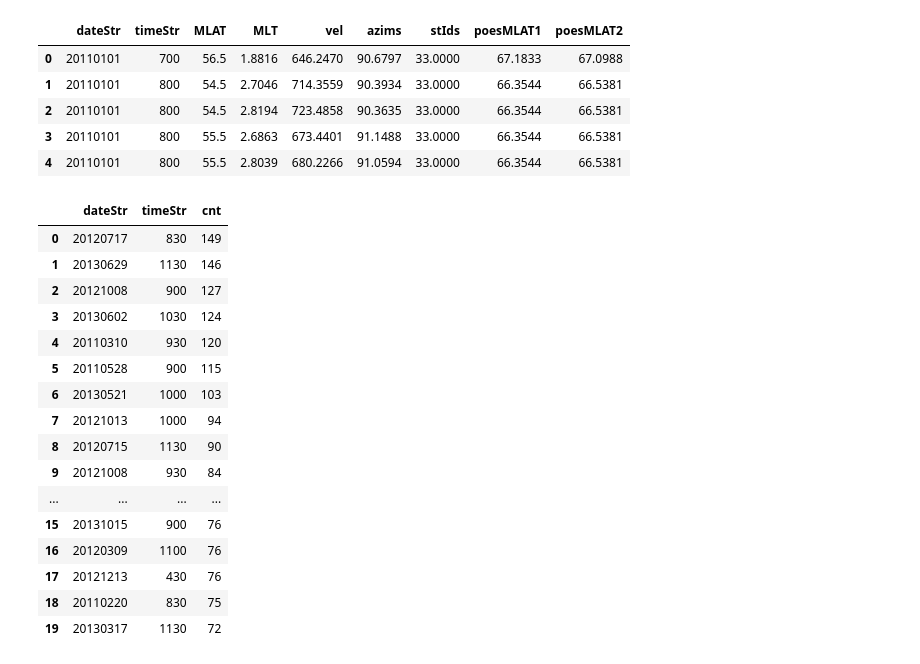
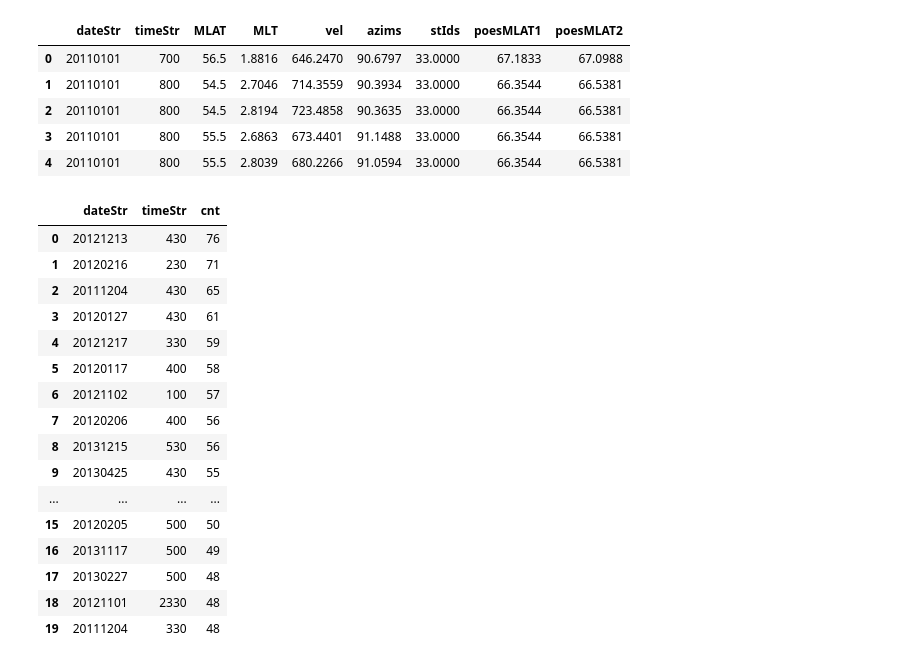
Before and after one commit to bharatreddy/indsvels, a Jupyter notebook: ipy/test_east_saps.ipynb, the cells around one changed output. Saved outputs shown, nothing was run; the diff lists cells and outputs as text; code cells hidden in the pictures.

```diff
--- a/ipy/test_east_saps.ipynb
+++ b/ipy/test_east_saps.ipynb
@@ -17,25 +17,25 @@ esDF.head()
 | 4 | 20110101 | 800 | 55.5 | 2.8039 | 680.2266 | 91.0594 | 33.0000 | 66.3544 | 66.5381 |
 # %%
 # get counts of datetime measurements
-esCntDate = esDF.groupby( ["dateStr", "timeStr" ] ).size().reset_index()
+esCntDate = esDF[ esDF["MLT"] > 12. ].groupby( ["dateStr", "timeStr" ] ).size().reset_index()
 esCntDate.columns = [ "dateStr", "timeStr", "cnt" ]
 esCntDate = esCntDate.sort( ["cnt"], ascending=False ).reset_index(drop=True)
 esCntDate.head(20)
 # %% [output]
 |  | dateStr | timeStr | cnt |
-| 0 | 20120717 | 830 | 149 |
-| 1 | 20130629 | 1130 | 146 |
-| 2 | 20121008 | 900 | 127 |
-| 3 | 20130602 | 1030 | 124 |
-| 4 | 20110310 | 930 | 120 |
-| 5 | 20110528 | 900 | 115 |
-| 6 | 20130521 | 1000 | 103 |
-| 7 | 20121013 | 1000 | 94 |
-| 8 | 20120715 | 1130 | 90 |
-| 9 | 20121008 | 930 | 84 |
+| 0 | 20121213 | 430 | 76 |
+| 1 | 20120216 | 230 | 71 |
+| 2 | 20111204 | 430 | 65 |
+| 3 | 20120127 | 430 | 61 |
+| 4 | 20121217 | 330 | 59 |
+| 5 | 20120117 | 400 | 58 |
+| 6 | 20121102 | 100 | 57 |
+| 7 | 20120206 | 400 | 56 |
+| 8 | 20131215 | 530 | 56 |
+| 9 | 20130425 | 430 | 55 |
 | ... | ... | ... | ... |
-| 15 | 20131015 | 900 | 76 |
-| 16 | 20120309 | 1100 | 76 |
-| 17 | 20121213 | 430 | 76 |
-| 18 | 20110220 | 830 | 75 |
-| 19 | 20130317 | 1130 | 72 |
+| 15 | 20120205 | 500 | 50 |
+| 16 | 20131117 | 500 | 49 |
+| 17 | 20130227 | 500 | 48 |
+| 18 | 20121101 | 2330 | 48 |
+| 19 | 20111204 | 330 | 48 |
```
Also changed, not shown: parts of 1 cell of this notebook, 3 other files.
